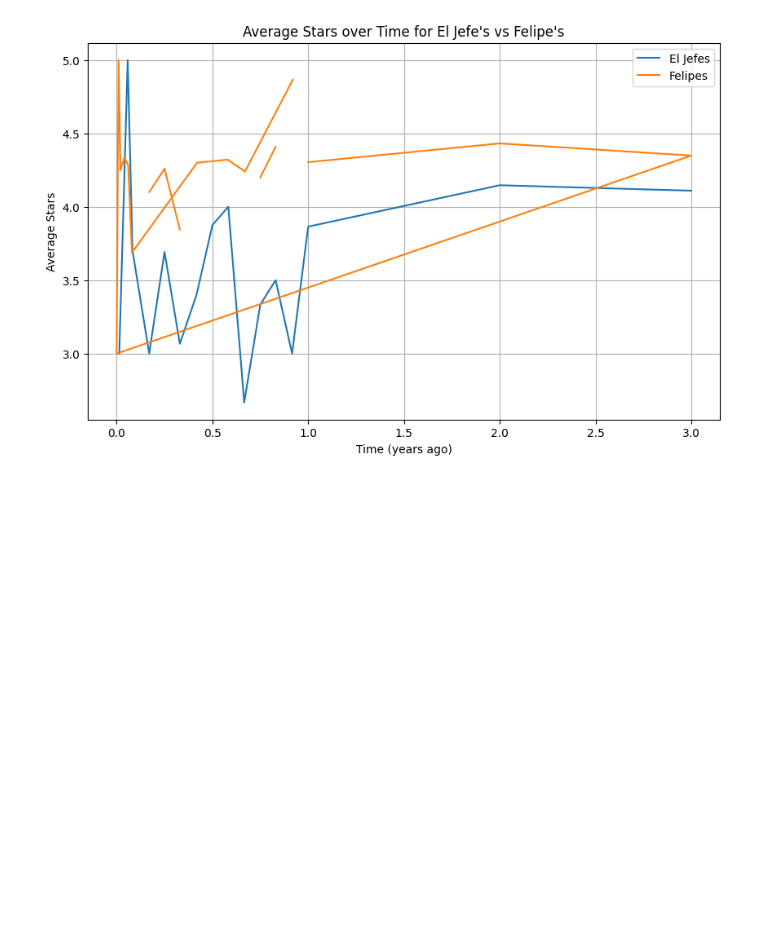
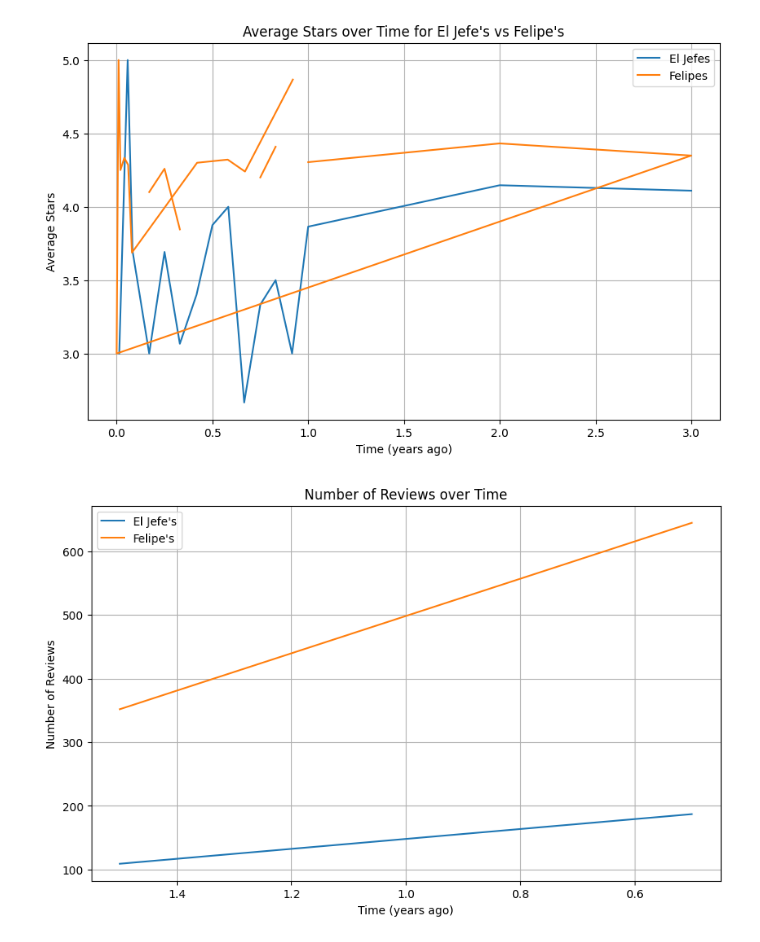
Before and after one commit to jocelynshek/harvard-restaurants, a Jupyter notebook: deepnote/HODP_Restaurant_Analysis/Notebook 1.ipynb, the cells around one changed output. Saved outputs shown, nothing was run; the diff lists cells and outputs as text; code cells hidden in the pictures; blank space fills up the shorter version.

```diff
--- a/deepnote/HODP_Restaurant_Analysis/Notebook 1.ipynb
+++ b/deepnote/HODP_Restaurant_Analysis/Notebook 1.ipynb
@@ -79,3 +79,39 @@ plt.grid(True)
 plt.show()
 # %% [output]
 [figure]
+# %%
+import matplotlib.pyplot as plt
+import pandas as pd
+
+# Define  bins
+bins = [0, 1, 2]
+
+# Bin data and create a new column for the binned values
+jefesdf['time_bin'] = pd.cut(jefesdf['time'], bins)
+felipesdf['time_bin'] = pd.cut(felipesdf['time'], bins)
+
+def get_interval_midpoint(interval):
+    return (interval.left + interval.right) / 2
+
+jefesdf['time_bin_midpoint'] = jefesdf['time_bin'].apply(get_interval_midpoint)
+felipesdf['time_bin_midpoint'] = felipesdf['time_bin'].apply(get_interval_midpoint)
+
+review_count_jefes = jefesdf.groupby('time_bin_midpoint').size().reset_index(name='review_count')
+review_count_felipes = felipesdf.groupby('time_bin_midpoint').size().reset_index(name='review_count')
+
+merged_reviews = pd.merge(review_count_jefes, review_count_felipes, on='time_bin_midpoint', how='outer', suffixes=('_jefes', '_felipes'))
+
+# Plotting
+plt.figure(figsize=(10, 6))
+plt.plot(merged_reviews['time_bin_midpoint'], merged_reviews['review_count_jefes'], label="El Jefe's")
+plt.plot(merged_reviews['time_bin_midpoint'], merged_reviews['review_count_felipes'], label="Felipe's")
+
+plt.gca().invert_xaxis()
+plt.xlabel('Time (years ago)')
+plt.ylabel('Number of Reviews')
+plt.title("Number of Reviews over Time")
+plt.legend()
+plt.grid(True)
+plt.show()
+# %% [output]
+[figure, added]
```
Also changed, not shown: parts of 10 cells of this notebook.
